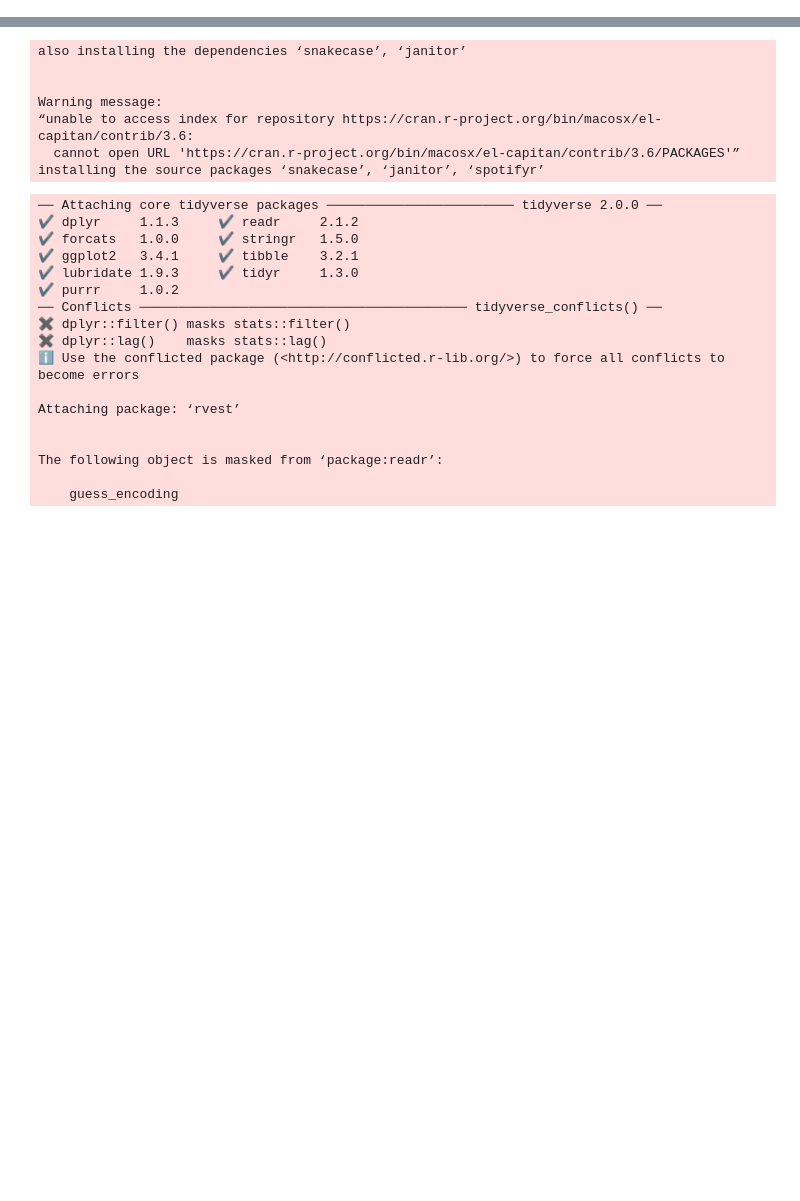
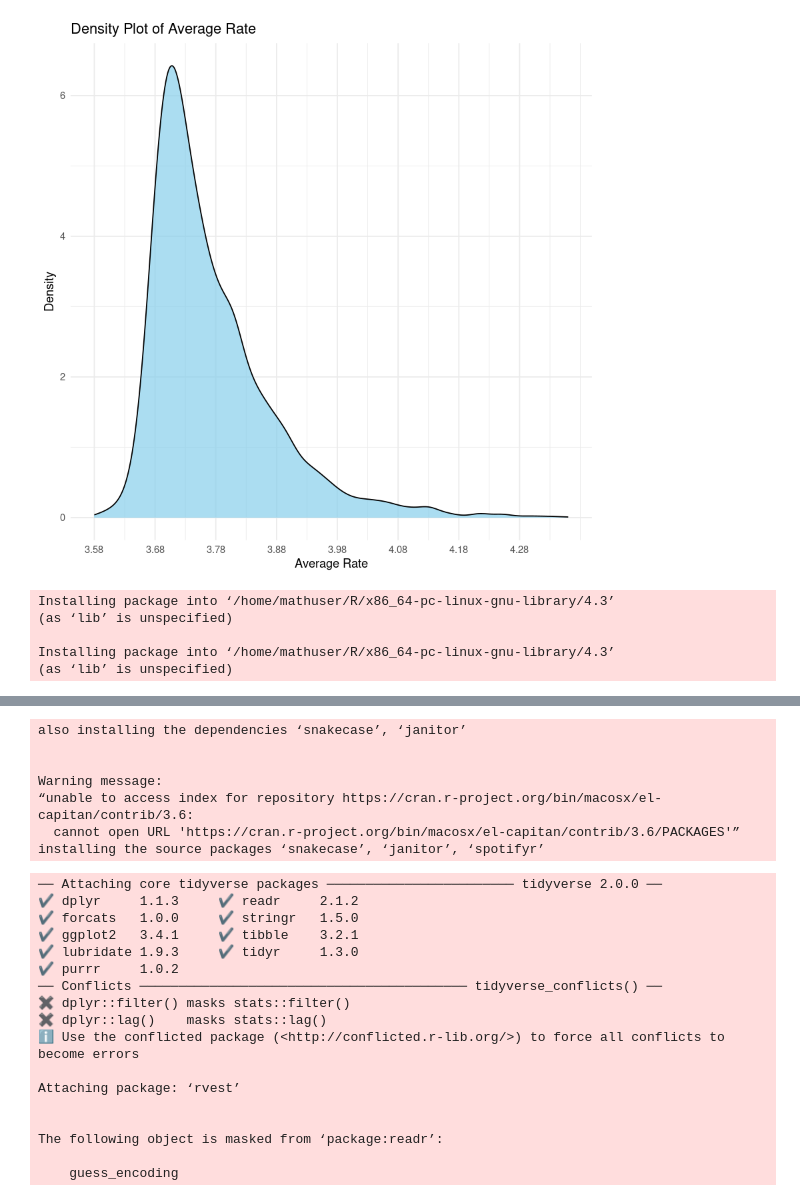
Before and after one commit to ryan-mooore/data201, a Jupyter notebook: story.ipynb, the cells around one changed output, grey strips where cells are left out. Cells and saved outputs as stored; diff of their text form; code cells hidden in the pictures; blank space fills up the shorter version.

```diff
--- a/story.ipynb
+++ b/story.ipynb
@@ -0,0 +280,12 @@
+# %%
+# Density plot of average rate with x-axis interval of 0.1
+p_density <- ggplot(all_data, aes(x = Rating)) +
+  geom_density(fill = "skyblue", alpha = 0.7) +
+  labs(title = "Density Plot of Average Rate", x = "Average Rate", y = "Density") +
+  scale_x_continuous(breaks = seq(min(all_data$Rating), max(all_data$Rating), by = 0.1)) +
+  theme_minimal()
+
+# Display the density plot
+print(p_density)
+# %% [output]
+[figure, added]
@@ -0,0 +294,10 @@
+# %%
+# Ensure necessary library is installed
+install.packages("forcats")
+install.packages("tidyr")
+# %% [output]
+Installing package into ‘/home/mathuser/R/x86_64-pc-linux-gnu-library/4.3’
+(as ‘lib’ is unspecified)
+
+Installing package into ‘/home/mathuser/R/x86_64-pc-linux-gnu-library/4.3’
+(as ‘lib’ is unspecified)
```
Also changed, not shown: parts of 31 cells of this notebook.
